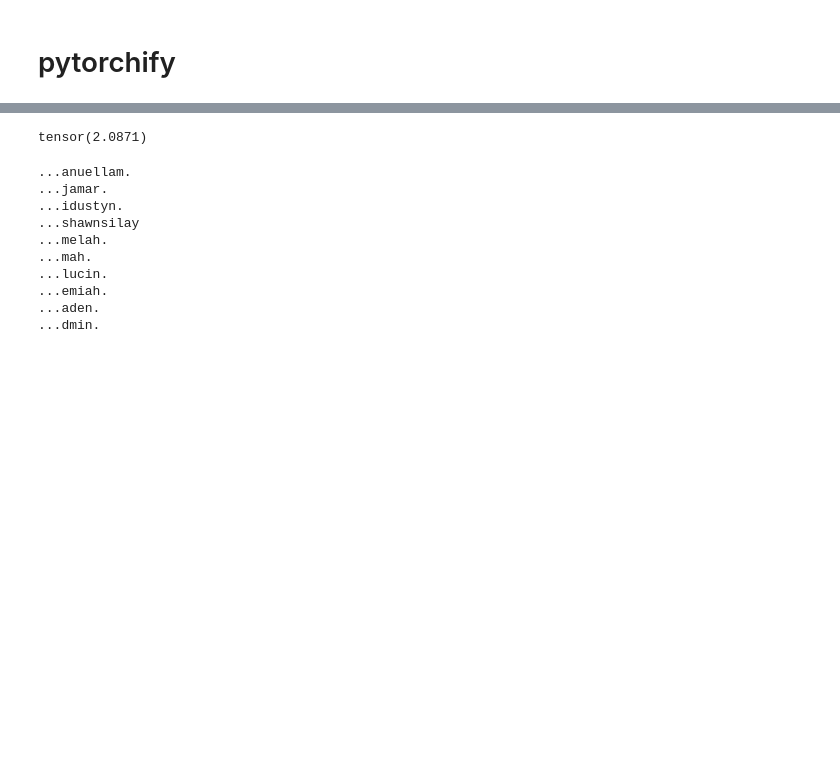
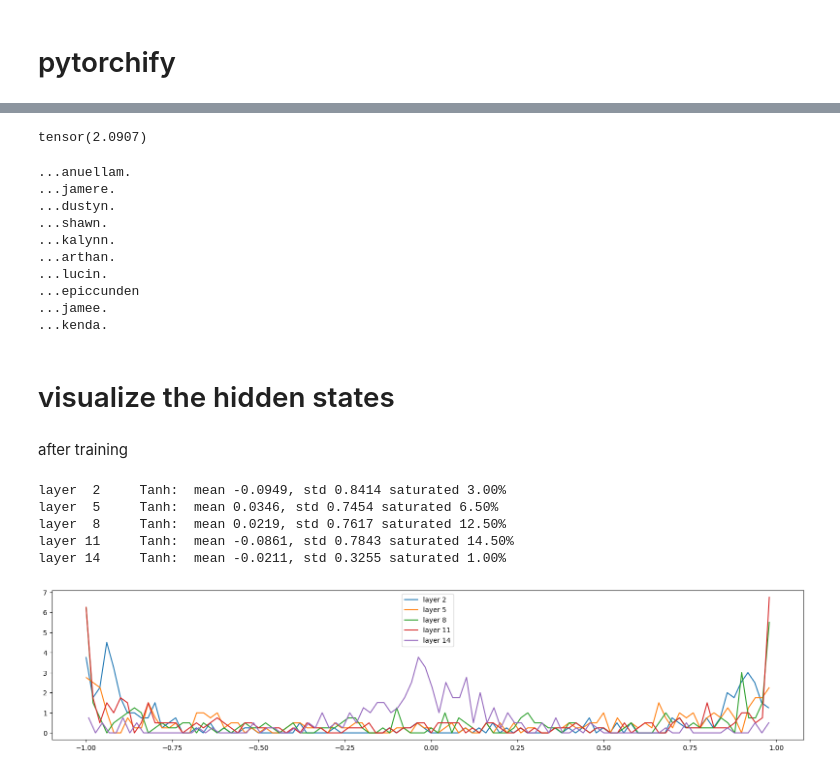
Before and after one commit to xiaobo-yang/my_makemore, a Jupyter notebook: mlp2.ipynb, the cells around one changed output, grey strips where cells are left out. Saved outputs shown, nothing was run; the diff lists cells and outputs as text; code cells hidden in the pictures; blank space fills up the shorter version.

Commit message:
add tanh visualization

```diff
--- a/mlp2.ipynb
+++ b/mlp2.ipynb
@@ -982,7 +982,7 @@ class Net:
 # %%
 vocab_size = 27
 block_size = 3
-n_layer = 3
+n_layer = 5
 n_embd = 10
 n_hidden = 200
 g = torch.Generator().manual_seed(42)
@@ -1004,7 +1004,7 @@ for step in range(n_steps):
 
     idx = torch.randint(0, X_train.shape[0], (bs,))
     x, y = X_train[idx], Y_train[idx]
-    lr = 0.1 if step < 100000 else 0.01
+    lr = 0.1 if step < 150000 else 0.01
 
     logits = model(x)
     loss = F.cross_entropy(logits, y)
@@ -1043,7 +1043,7 @@ with torch.no_grad():
 
 val_loss
 # %% [output]
-tensor(2.0871)
+tensor(2.0907)
 # %%
 g.manual_seed(42)
 with torch.no_grad():
@@ -1060,12 +1060,34 @@ with torch.no_grad():
         print(''.join([itos[i] for i in idx[0].tolist()]))
 # %% [output]
 ...anuellam.
-...jamar.
-...idustyn.
-...shawnsilay
-...melah.
-...mah.
+...jamere.
+...dustyn.
+...shawn.
+...kalynn.
+...arthan.
 ...lucin.
-...emiah.
-...aden.
-...dmin.
+...epiccunden
+...jamee.
+...kenda.
+# %% [markdown]
+# visualize the hidden states
+# %% [markdown]
+after training
+# %%
+plt.figure(figsize=(20, 4))
+for i, layer in enumerate(model.layers):
+    if isinstance(layer, Tanh):
+        out = layer.out.view(-1)
+        print(f'layer {i:2d} {layer.__class__.__name__:>8s}:  mean {out.mean().item():.4f}, std {out.std().item():.4f} saturated {(out > 0.97).float().mean().item()*100:.2f}%')
+        hist, bin_edges = torch.histogram(out, density=True)
+        plt.plot(bin_edges[:-1].numpy(), hist.numpy(), label=f'layer {i}')
+
+plt.legend()
+plt.show()
+# %% [output]
+layer  2     Tanh:  mean -0.0949, std 0.8414 saturated 3.00%
+layer  5     Tanh:  mean 0.0346, std 0.7454 saturated 6.50%
+layer  8     Tanh:  mean 0.0219, std 0.7617 saturated 12.50%
+layer 11     Tanh:  mean -0.0861, std 0.7843 saturated 14.50%
+layer 14     Tanh:  mean -0.0211, std 0.3255 saturated 1.00%
+[figure, added]
```
Also changed, not shown: parts of 8 cells of this notebook.
